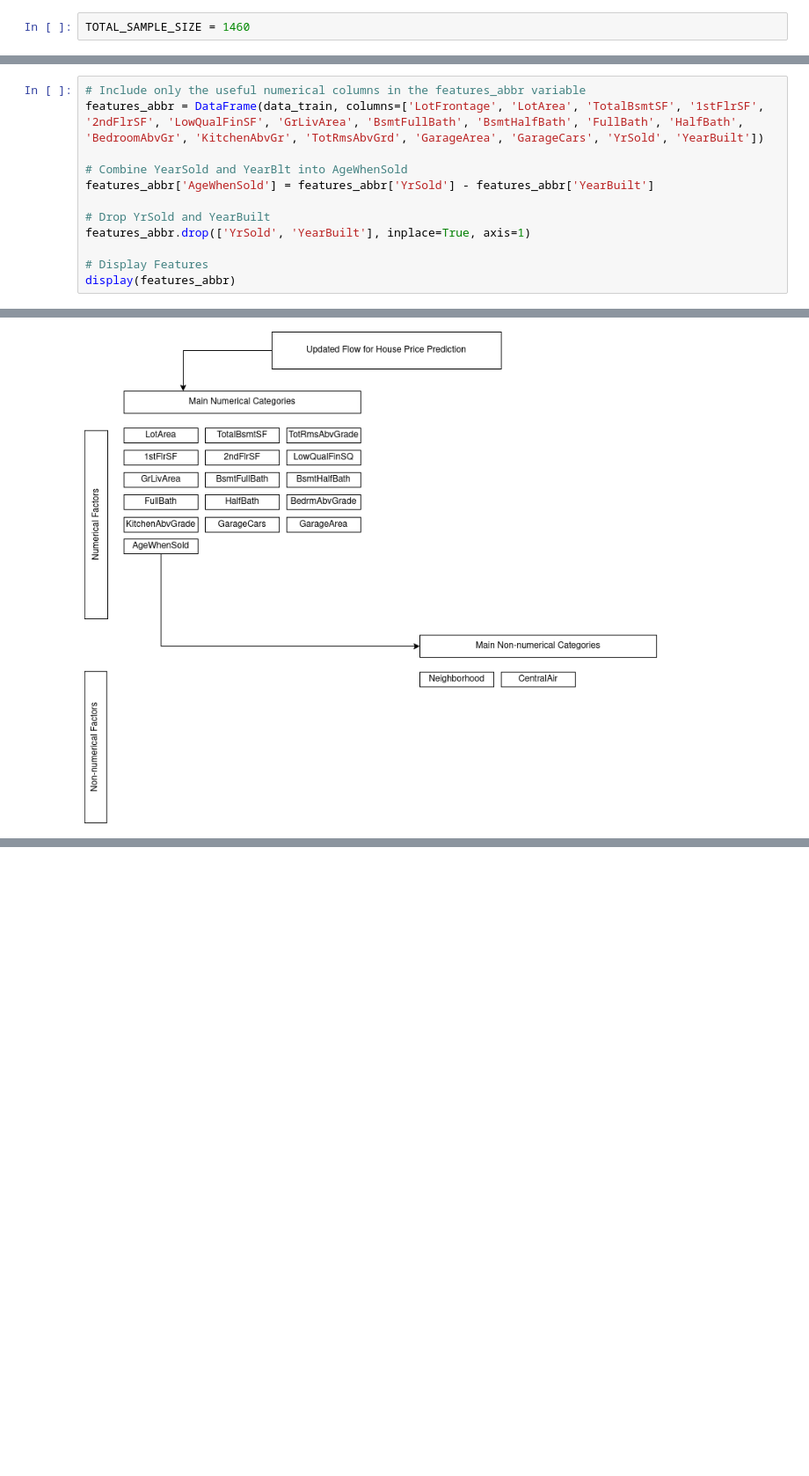
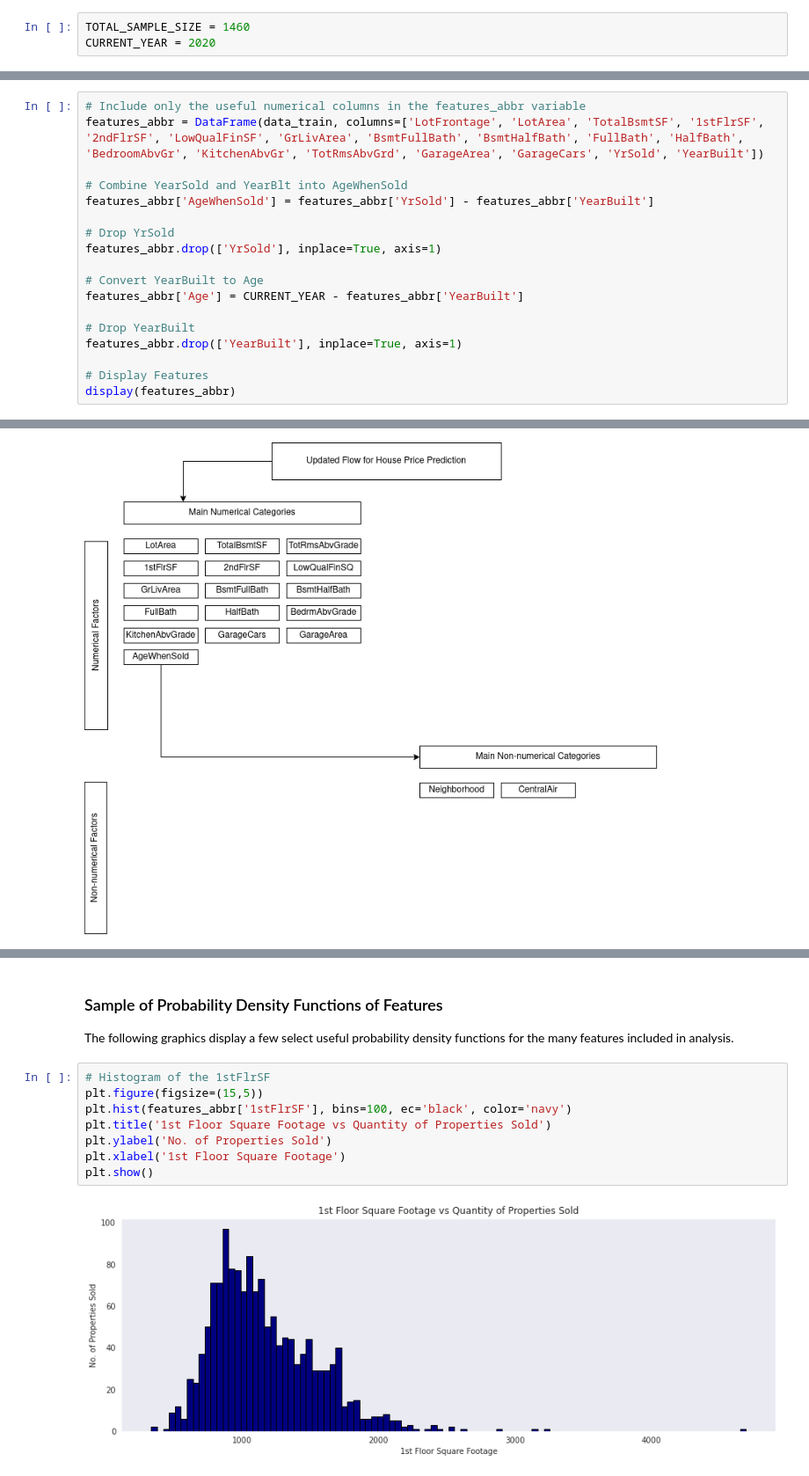
Before and after one commit to blue-santa/ames-housing, a Jupyter notebook: A_Multivariable_Study_of_the_Ames_Housing_Dataset.ipynb, the cells around one changed output, grey strips where cells are left out. Shown: that part at 88% size. Saved outputs shown, nothing was run; the diff lists cells and outputs as text; blank space fills up the shorter version.

```diff
--- a/A_Multivariable_Study_of_the_Ames_Housing_Dataset.ipynb
+++ b/A_Multivariable_Study_of_the_Ames_Housing_Dataset.ipynb
@@ -21,6 +24,7 @@ from IPython.core.display import Image
 ## Constants
 # %%
 TOTAL_SAMPLE_SIZE = 1460
+CURRENT_YEAR = 2020
 # %% [markdown]
 # Initial Data Preparation
 # %% [markdown]
@@ -254,8 +258,14 @@ features_abbr = DataFrame(data_train, columns=['LotFrontage', 'LotArea', 'TotalB
 # Combine YearSold and YearBlt into AgeWhenSold
 features_abbr['AgeWhenSold'] = features_abbr['YrSold'] - features_abbr['YearBuilt']
 
-# Drop YrSold and YearBuilt
-features_abbr.drop(['YrSold', 'YearBuilt'], inplace=True, axis=1)
+# Drop YrSold
+features_abbr.drop(['YrSold'], inplace=True, axis=1)
+
+# Convert YearBuilt to Age
+features_abbr['Age'] = CURRENT_YEAR - features_abbr['YearBuilt']
+
+# Drop YearBuilt
+features_abbr.drop(['YearBuilt'], inplace=True, axis=1)
 
 # Display Features
 display(features_abbr)
@@ -474,0 +534,14 @@ Image('./2020-08-26-updated-ames-housing-flow-path.png')
+# %% [markdown]
+### Sample of Probability Density Functions of Features
+
+The following graphics display a few select useful probability density functions for the many features included in analysis.
+# %%
+# Histogram of the 1stFlrSF
+plt.figure(figsize=(15,5))
+plt.hist(features_abbr['1stFlrSF'], bins=100, ec='black', color='navy')
+plt.title('1st Floor Square Footage vs Quantity of Properties Sold')
+plt.ylabel('No. of Properties Sold')
+plt.xlabel('1st Floor Square Footage')
+plt.show()
+# %% [output]
+[figure, added]
```
Also changed, not shown: parts of 29 cells of this notebook, 3 other files.
